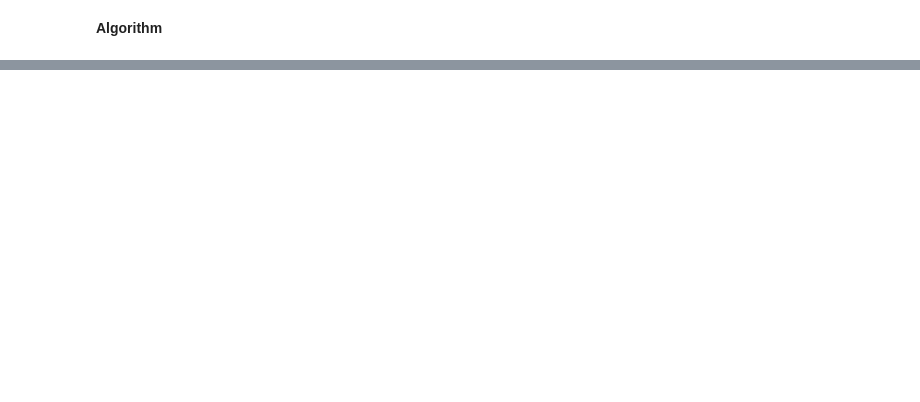
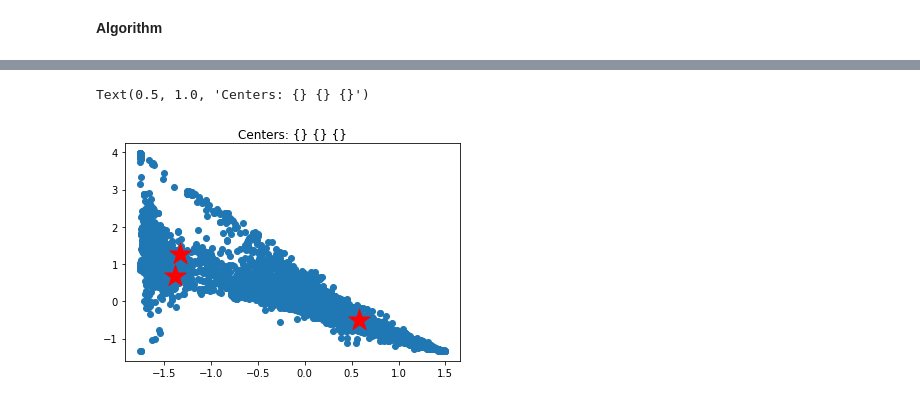
Before and after one commit to nutzbee/Collab-Tests, a Jupyter notebook: example.ipynb, the cells around one changed output, grey strips where cells are left out. Drawn from its saved outputs; the diff is of its cells as text; code cells hidden in the pictures; blank space fills up the shorter version.

```diff
--- a/example.ipynb
+++ b/example.ipynb
@@ -288,5 +277,5 @@ standardScaledX
 # %% [markdown]
 **Algorithm**
-# %%
-kmeans = KMeans(n_clusters=4)
-kmeans.fit(standardScaledX)
+# %%
+#from kmodes.kmodes import KModes
+kmeans = KMeans(n_clusters=3, init='k-means++', n_init=4, verbose=1).fit(standardScaledX)
@@ -301,0 +354,7 @@ nutrientsDF.head()
+# %%
+plt.scatter(standardScaledX[:,0], standardScaledX[:,1])
+plt.scatter(centers[:,0], centers[:,1], s=500, color="red", marker="*")
+plt.title("Centers: {} {} {}")
+# %% [output]
+Text(0.5, 1.0, 'Centers: {} {} {}')
+[figure, added]
```
Also changed, not shown: parts of 25 cells of this notebook, 2 other files.
